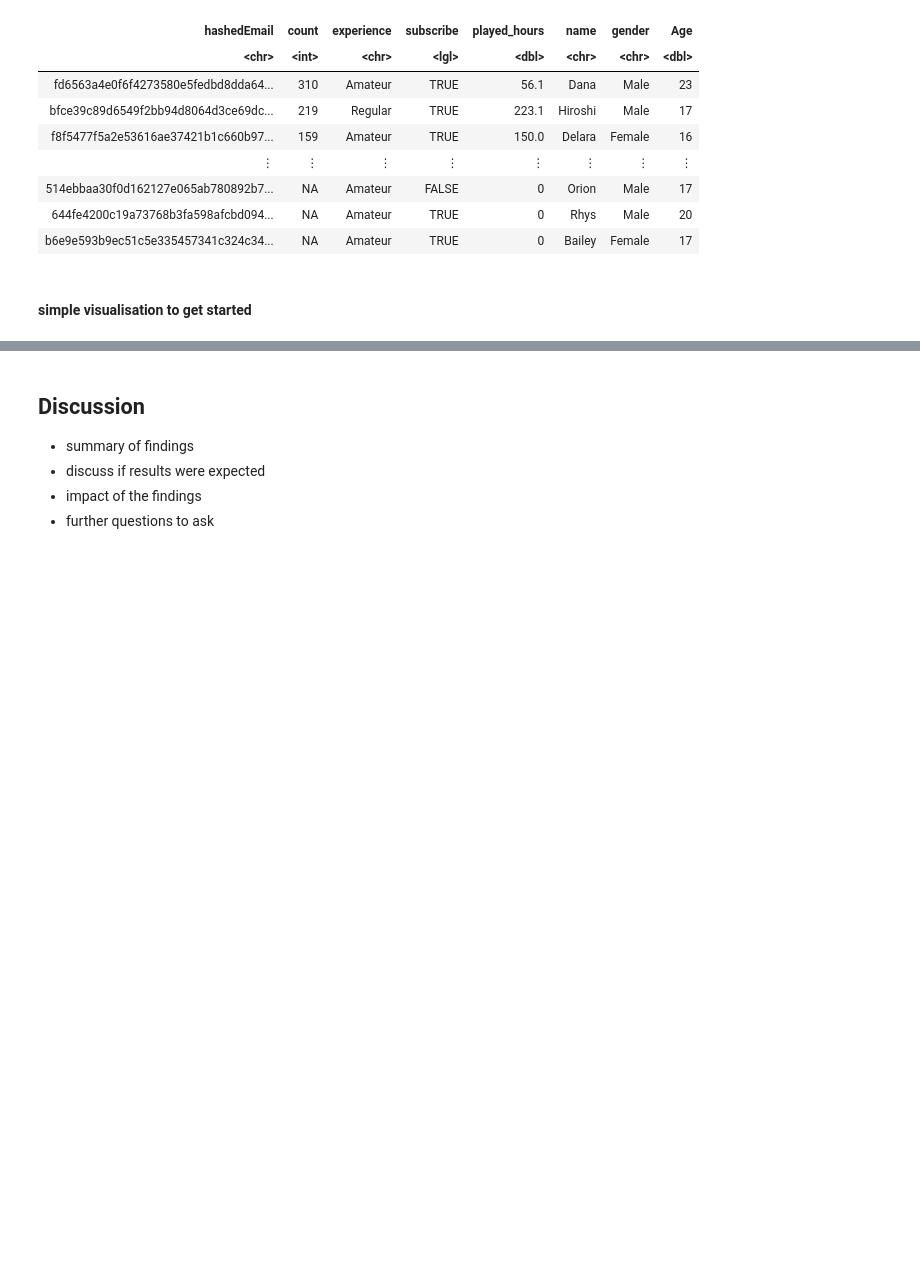
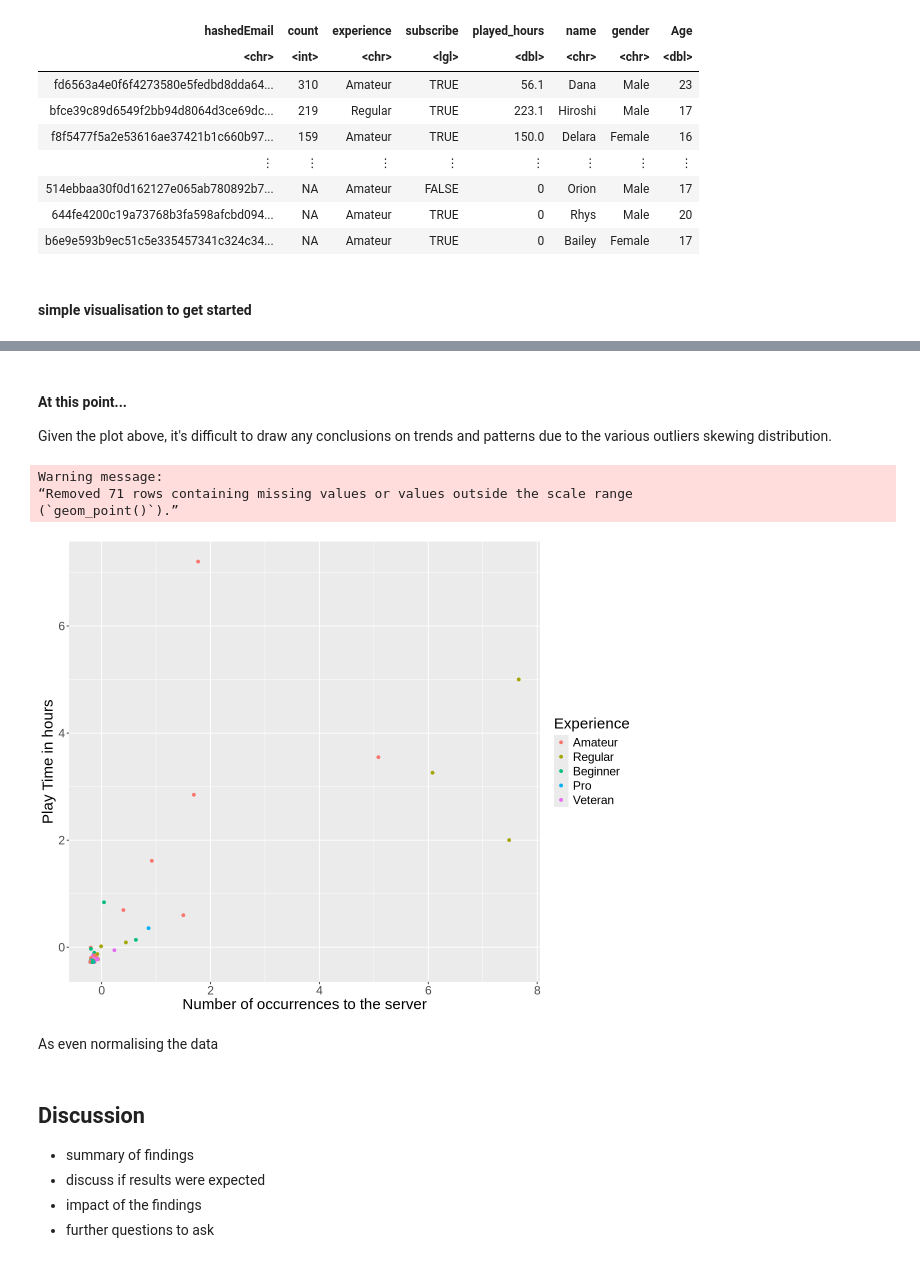
Before and after one commit to clam171/DSCI-100---S6G16, a Jupyter notebook: DSCI 100(S6G16) Project.ipynb, the cells around one changed output, grey strips where cells are left out. Cells and saved outputs as stored; diff of their text form; code cells hidden in the pictures; blank space fills up the shorter version.

```diff
--- a/DSCI 100(S6G16) Project.ipynb
+++ b/DSCI 100(S6G16) Project.ipynb
@@ -157,3 +157,36 @@ Warning message:
+# %% [markdown]
+#### At this point...
+Given the plot above, it's difficult to draw any conclusions on trends and patterns due to the various outliers skewing distribution.
+# %%
+#plotting distributions for both the explanatory variables to determine an appropriate point to 'filter'
+
+options(repr.plot.width = 10, repr.plot.height = 8)
+
+experience_class_data <- final_data |>
+    mutate(experience = as_factor(experience)) |>
+    select(experience, played_hours, count)
+
+normalise_recipe <- experience_class_data |>
+    recipe(experience ~ played_hours + count) |>
+    step_scale(all_predictors()) |>
+    step_center(all_predictors()) |>
+    prep()
+normalised_data <- bake(normalise_recipe, experience_class_data)
+
+normalised_plot <- ggplot(normalised_data, aes(x = played_hours, y = count, colour = experience)) +
+    geom_point() +
+    xlab("Number of occurrences to the server") +
+    ylab("Play Time in hours") +
+    labs(color = "Experience") +
+    theme(text = element_text(size = 18))
+normalised_plot
+# %% [output]
+Warning message:
+“Removed 71 rows containing missing values or values outside the scale range
+(`geom_point()`).”
+[figure, added]
+# %% [markdown]
+As even normalising the data
 # %% [markdown]
 ## Discussion
 
```
Also changed, not shown: parts of 3 cells of this notebook.
